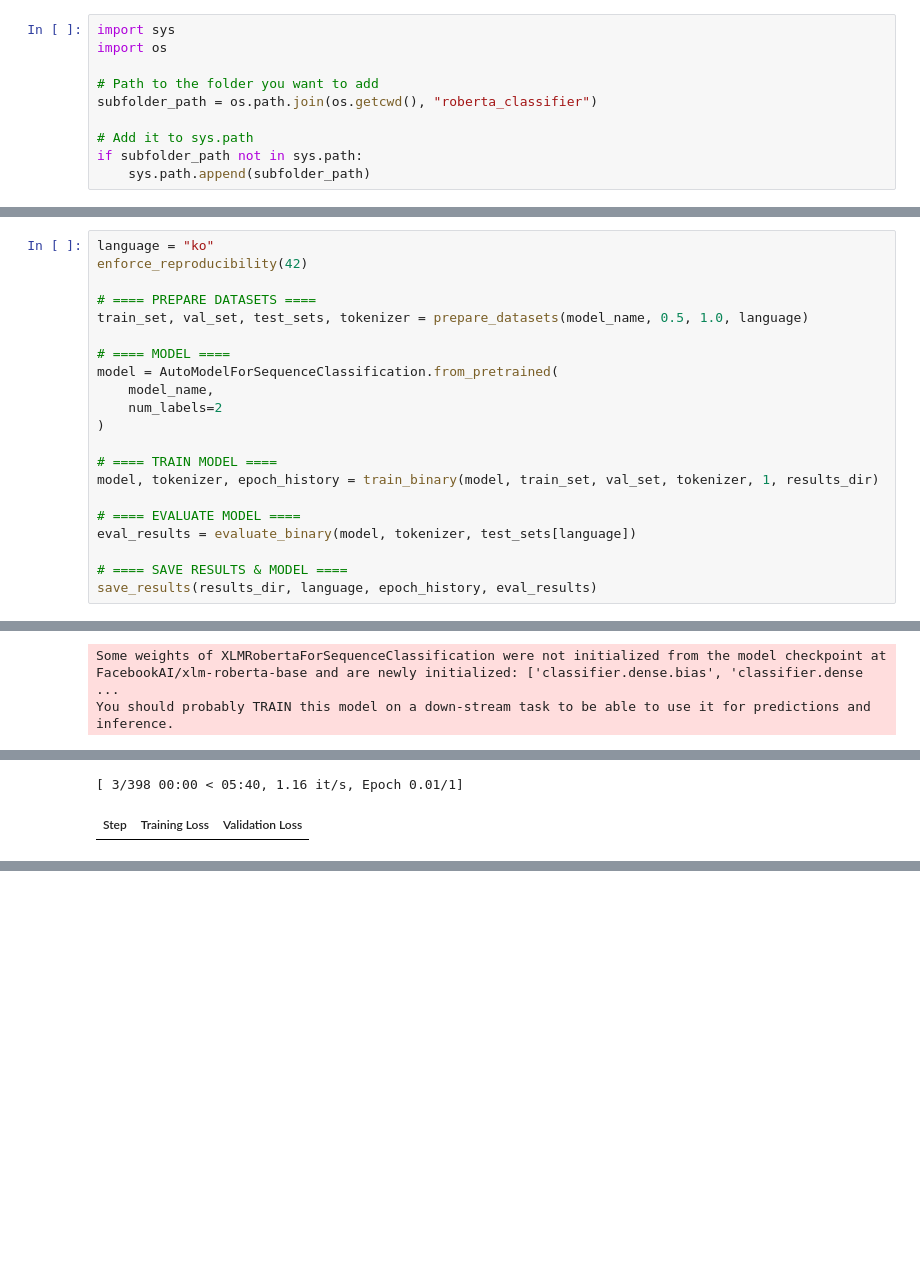
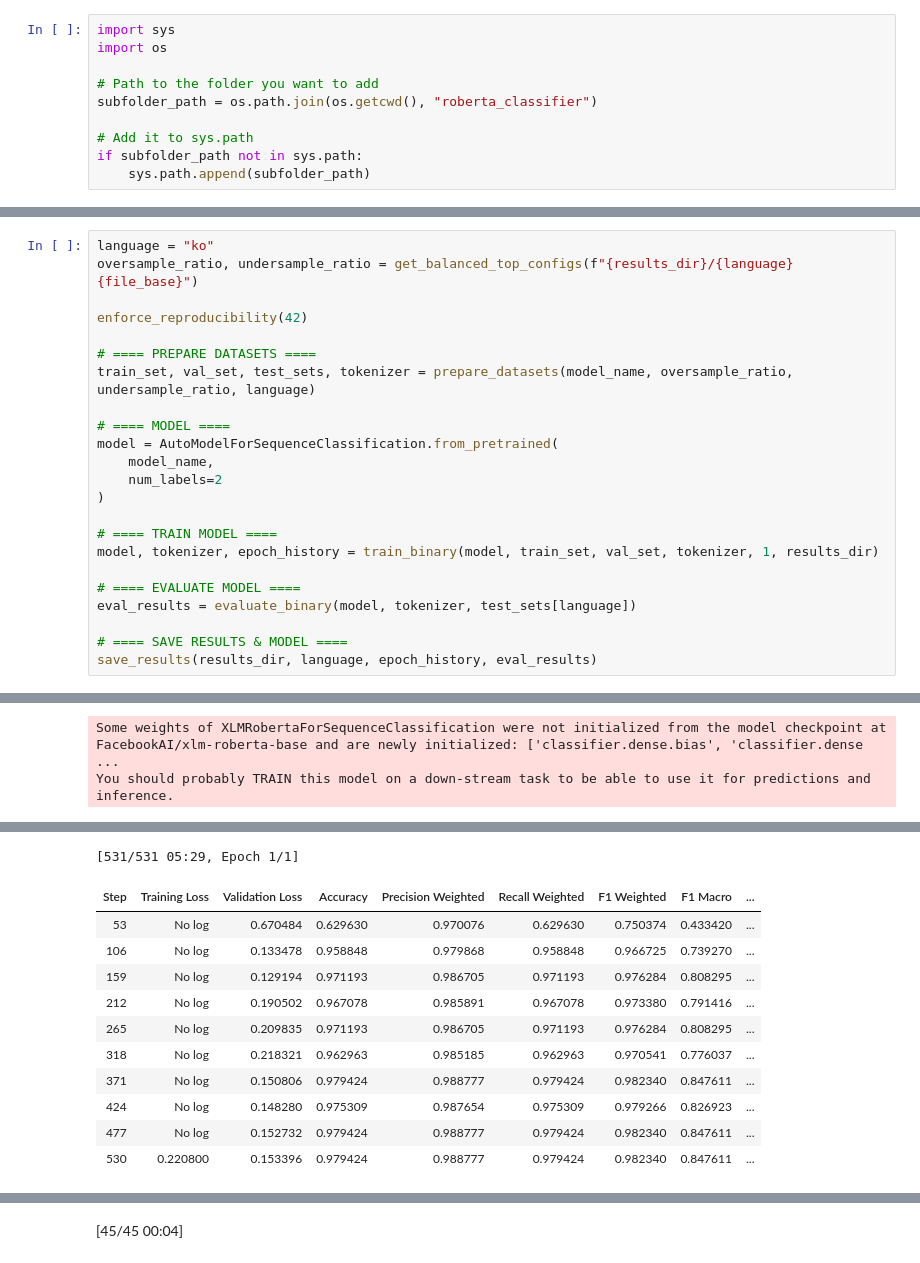
Before and after one commit to PeterLaustAlmvig/nlp-course-GROUP15, a Jupyter notebook: models/part_3/roberta_classifier.ipynb, the cells around one changed output, grey strips where cells are left out. Cells and saved outputs as stored; diff of their text form; blank space fills up the shorter version.

Commit message:
Added evaluation results for all models

```diff
--- a/models/part_3/roberta_classifier.ipynb
+++ b/models/part_3/roberta_classifier.ipynb
@@ -51,9 +51,11 @@ undersample_ratio = 1.0
 # %%
 language = "ko"
+oversample_ratio, undersample_ratio = get_balanced_top_configs(f"{results_dir}/{language}{file_base}")
+
 enforce_reproducibility(42)
 
 # ==== PREPARE DATASETS ====
-train_set, val_set, test_sets, tokenizer = prepare_datasets(model_name, 0.5, 1.0, language)
+train_set, val_set, test_sets, tokenizer = prepare_datasets(model_name, oversample_ratio, undersample_ratio, language)
 
 # ==== MODEL ====
 model = AutoModelForSequenceClassification.from_pretrained(
@@ -81,2 +93,12 @@ You should probably TRAIN this model on a down-stream task to be able to use it
-[ 3/398 00:00 < 05:40, 1.16 it/s, Epoch 0.01/1]
+[531/531 05:29, Epoch 1/1]
-| Step | Training Loss | Validation Loss |
+| Step | Training Loss | Validation Loss | Accuracy | Precision Weighted | Recall Weighted | F1 Weighted | F1 Macro | ... |
+| 53 | No log | 0.670484 | 0.629630 | 0.970076 | 0.629630 | 0.750374 | 0.433420 | ... |
+| 106 | No log | 0.133478 | 0.958848 | 0.979868 | 0.958848 | 0.966725 | 0.739270 | ... |
+| 159 | No log | 0.129194 | 0.971193 | 0.986705 | 0.971193 | 0.976284 | 0.808295 | ... |
+| 212 | No log | 0.190502 | 0.967078 | 0.985891 | 0.967078 | 0.973380 | 0.791416 | ... |
+| 265 | No log | 0.209835 | 0.971193 | 0.986705 | 0.971193 | 0.976284 | 0.808295 | ... |
+| 318 | No log | 0.218321 | 0.962963 | 0.985185 | 0.962963 | 0.970541 | 0.776037 | ... |
+| 371 | No log | 0.150806 | 0.979424 | 0.988777 | 0.979424 | 0.982340 | 0.847611 | ... |
+| 424 | No log | 0.148280 | 0.975309 | 0.987654 | 0.975309 | 0.979266 | 0.826923 | ... |
+| 477 | No log | 0.152732 | 0.979424 | 0.988777 | 0.979424 | 0.982340 | 0.847611 | ... |
+| 530 | 0.220800 | 0.153396 | 0.979424 | 0.988777 | 0.979424 | 0.982340 | 0.847611 | ... |
@@ -83,0 +107 @@ KeyboardInterrupt:
+[45/45 00:04]
```
Also changed, not shown: parts of 4 cells of this notebook, 10 other files.
